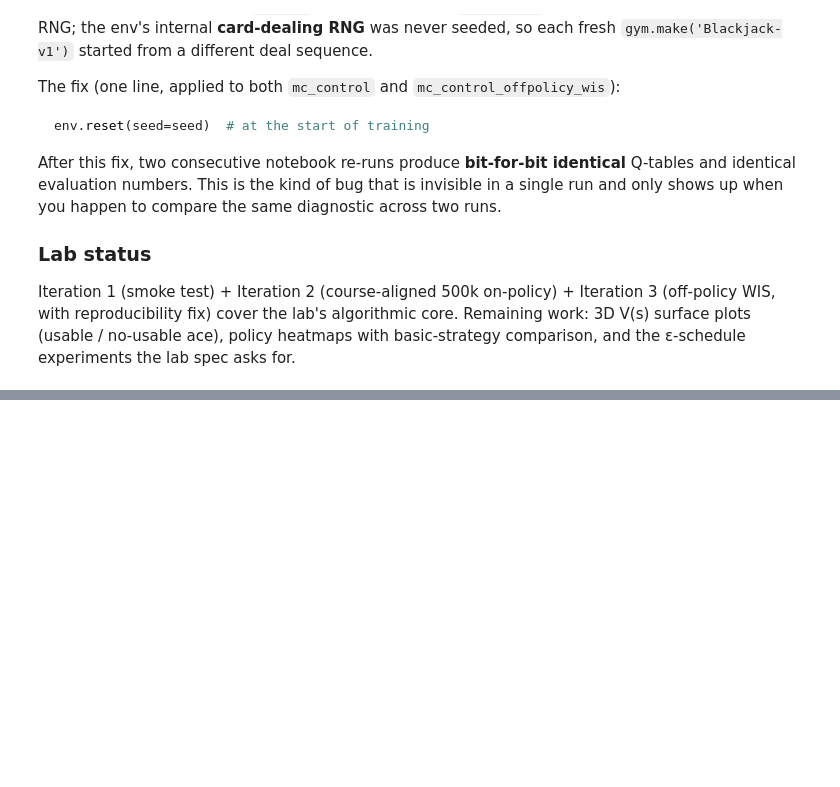
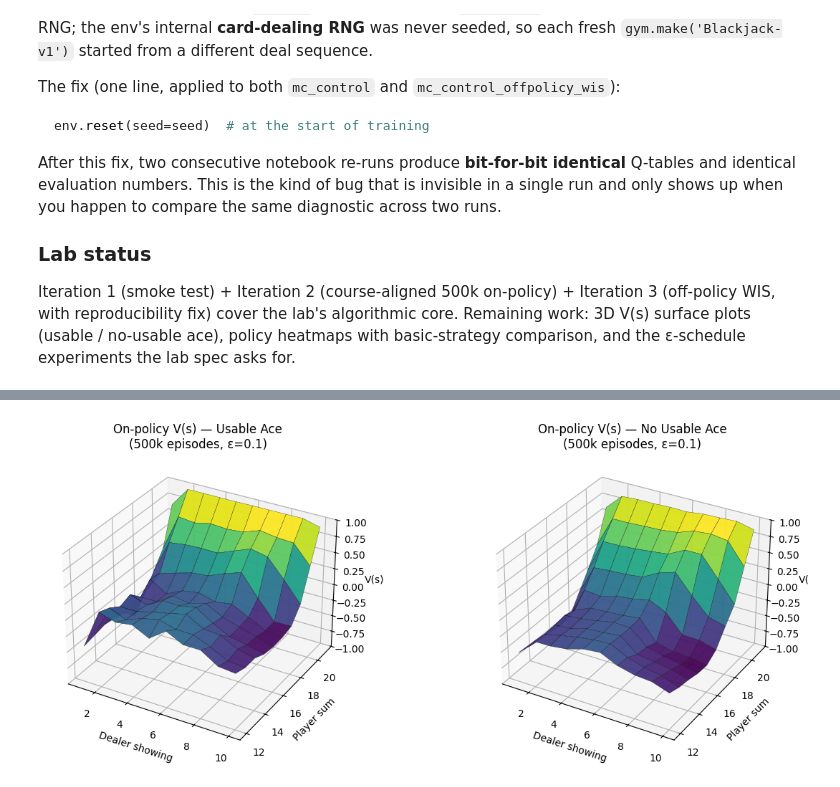
Before and after one commit to gangadharsaivignesh/MSDS684-RL-Labs, a Jupyter notebook: Week3/Lab3.ipynb, the cells around one changed output, grey strips where cells are left out. Drawn from its saved outputs; the diff is of its cells as text; code cells hidden in the pictures; blank space fills up the shorter version.

```diff
--- a/Week3/Lab3.ipynb
+++ b/Week3/Lab3.ipynb
@@ -531,0 +590,21 @@ Iteration 1 (smoke test) + Iteration 2 (course-aligned 500k on-policy) + Iterati
+# %%
+from mpl_toolkits.mplot3d import Axes3D  # noqa: F401  — registers the 3d projection
+
+X, Y = np.meshgrid(DEALER_RANGE, PLAYER_RANGE)
+
+fig = plt.figure(figsize=(13, 5))
+for k, (ace_bool, label) in enumerate(ACE_LABELS):
+    ax = fig.add_subplot(1, 2, k + 1, projection='3d')
+    ax.plot_surface(X, Y, V_on[ace_bool], cmap='viridis', edgecolor='k', linewidth=0.2, alpha=0.95)
+    ax.set_xlabel('Dealer showing')
+    ax.set_ylabel('Player sum')
+    ax.set_zlabel('V(s)')
+    ax.set_zlim(-1, 1)
+    ax.set_title(f'On-policy V(s) — {label}\n(500k episodes, ε=0.1)')
+    ax.view_init(elev=30, azim=-60)
+
+plt.tight_layout()
+plt.savefig('V_surface_onpolicy.png', dpi=120, bbox_inches='tight')
+plt.show()
+# %% [output]
+[figure, added]
```
Also changed, not shown: parts of 12 cells of this notebook, 3 other files.
